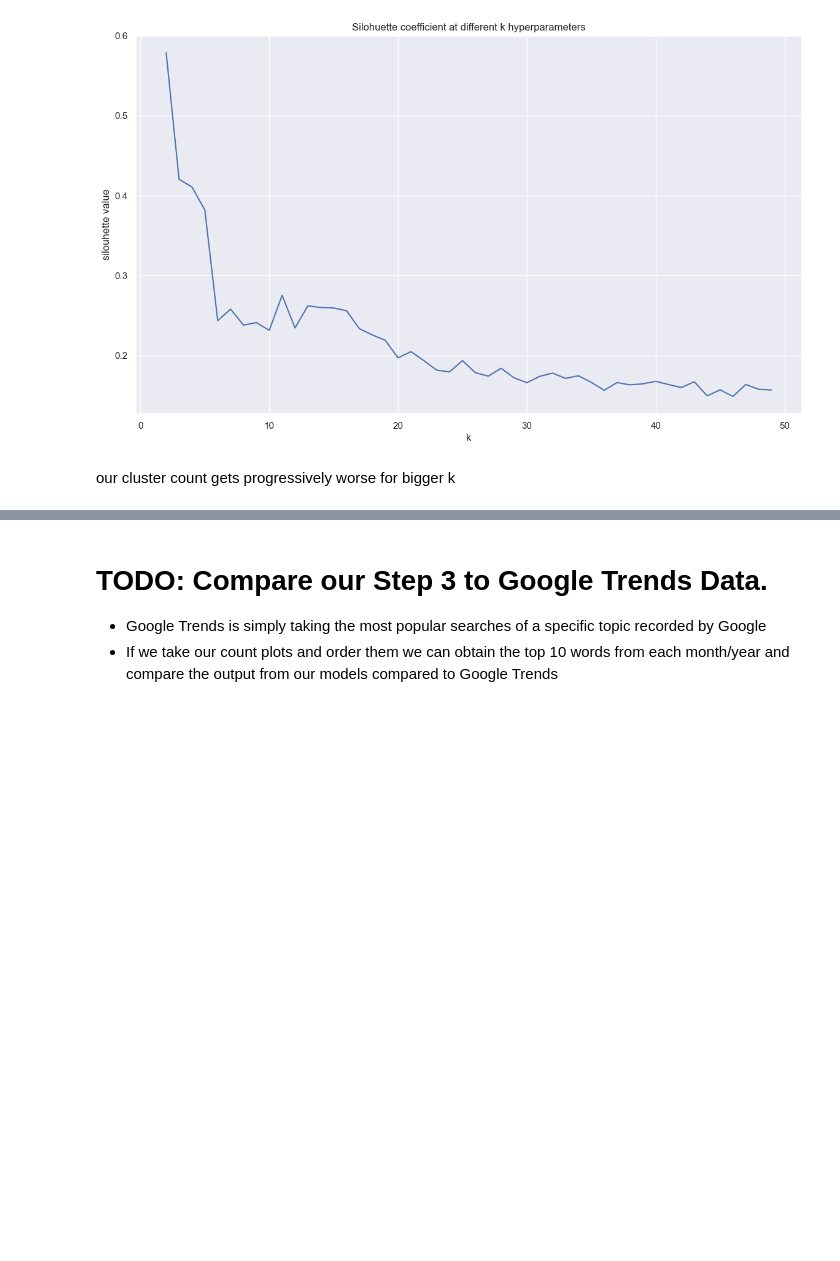
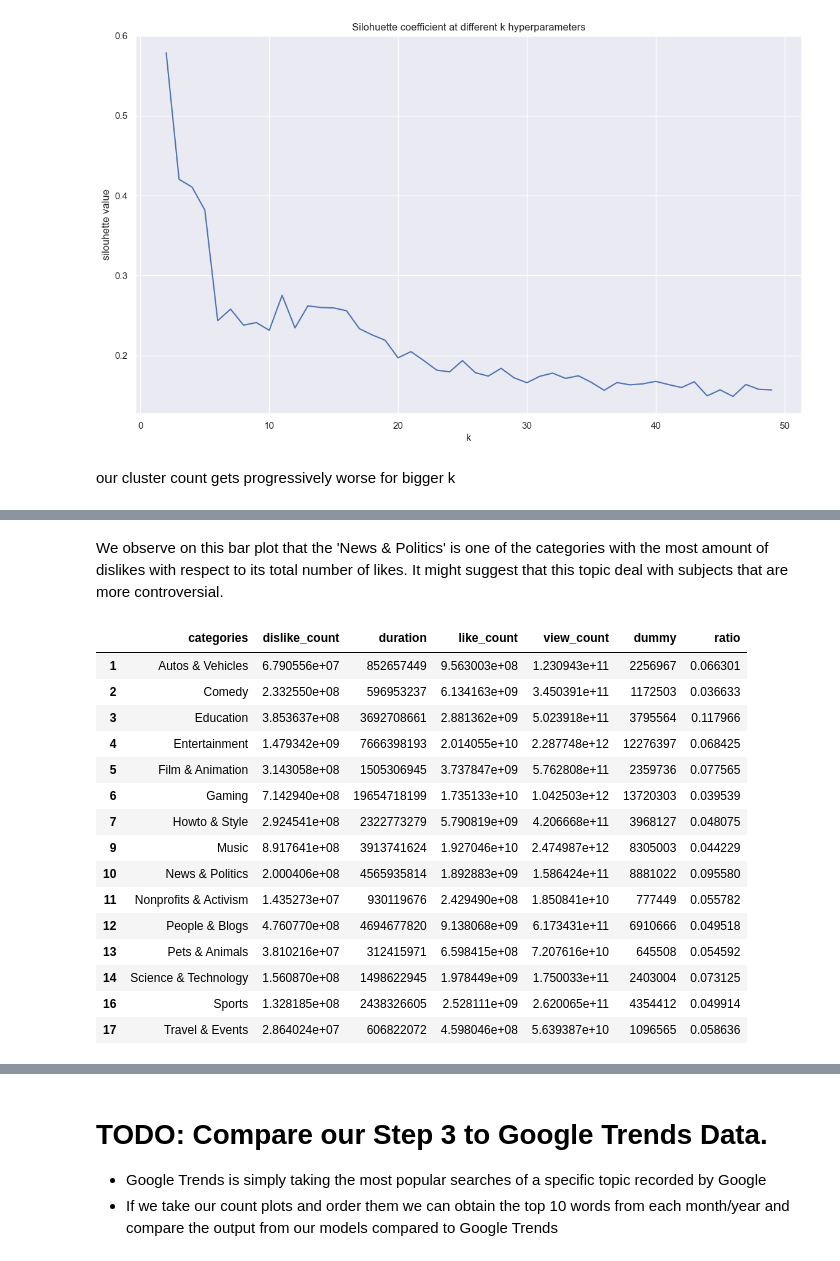
Before and after one commit to epfl-ada/ada-2022-project-chromegoldfish, a Jupyter notebook: src/data-explore.ipynb, the cells around one changed output, grey strips where cells are left out. Saved outputs shown, nothing was run; the diff lists cells and outputs as text; code cells hidden in the pictures; blank space fills up the shorter version.

```diff
--- a/src/data-explore.ipynb
+++ b/src/data-explore.ipynb
@@ -908,0 +1063,23 @@ our cluster count gets progressively worse for bigger k
+# %% [markdown]
+We observe on this bar plot that the 'News & Politics' is one of the categories with the most amount of dislikes with respect to its total number of likes. It might suggest that this topic deal with subjects that are more controversial.
+# %%
+df_cat_count['ratio']=df_cat_count['dislike_count']/(df_cat_count['like_count']+df_cat_count['dislike_count'])
+df_cat_count[['categories', 'ratio']].sort_values(by=['ratio'])
+df_cat_count
+# %% [output]
+|  | categories | dislike_count | duration | like_count | view_count | dummy | ratio |
+| 1 | Autos & Vehicles | 6.790556e+07 | 852657449 | 9.563003e+08 | 1.230943e+11 | 2256967 | 0.066301 |
+| 2 | Comedy | 2.332550e+08 | 596953237 | 6.134163e+09 | 3.450391e+11 | 1172503 | 0.036633 |
+| 3 | Education | 3.853637e+08 | 3692708661 | 2.881362e+09 | 5.023918e+11 | 3795564 | 0.117966 |
+| 4 | Entertainment | 1.479342e+09 | 7666398193 | 2.014055e+10 | 2.287748e+12 | 12276397 | 0.068425 |
+| 5 | Film & Animation | 3.143058e+08 | 1505306945 | 3.737847e+09 | 5.762808e+11 | 2359736 | 0.077565 |
+| 6 | Gaming | 7.142940e+08 | 19654718199 | 1.735133e+10 | 1.042503e+12 | 13720303 | 0.039539 |
+| 7 | Howto & Style | 2.924541e+08 | 2322773279 | 5.790819e+09 | 4.206668e+11 | 3968127 | 0.048075 |
+| 9 | Music | 8.917641e+08 | 3913741624 | 1.927046e+10 | 2.474987e+12 | 8305003 | 0.044229 |
+| 10 | News & Politics | 2.000406e+08 | 4565935814 | 1.892883e+09 | 1.586424e+11 | 8881022 | 0.095580 |
+| 11 | Nonprofits & Activism | 1.435273e+07 | 930119676 | 2.429490e+08 | 1.850841e+10 | 777449 | 0.055782 |
+| 12 | People & Blogs | 4.760770e+08 | 4694677820 | 9.138068e+09 | 6.173431e+11 | 6910666 | 0.049518 |
+| 13 | Pets & Animals | 3.810216e+07 | 312415971 | 6.598415e+08 | 7.207616e+10 | 645508 | 0.054592 |
+| 14 | Science & Technology | 1.560870e+08 | 1498622945 | 1.978449e+09 | 1.750033e+11 | 2403004 | 0.073125 |
+| 16 | Sports | 1.328185e+08 | 2438326605 | 2.528111e+09 | 2.620065e+11 | 4354412 | 0.049914 |
+| 17 | Travel & Events | 2.864024e+07 | 606822072 | 4.598046e+08 | 5.639387e+10 | 1096565 | 0.058636 |
```
Also changed, not shown: parts of 33 cells of this notebook.
